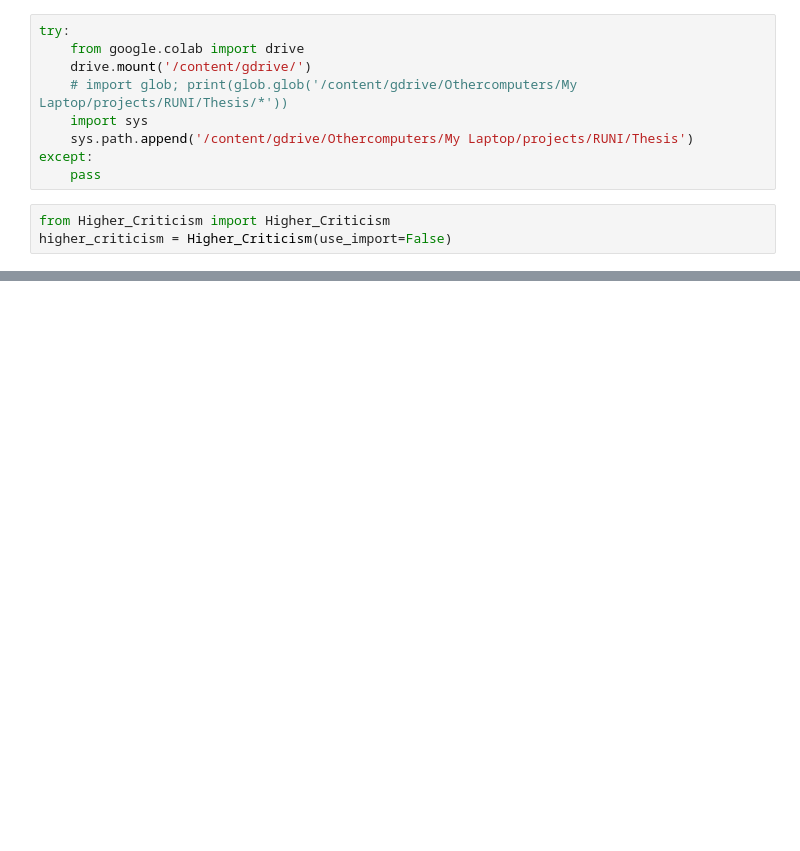
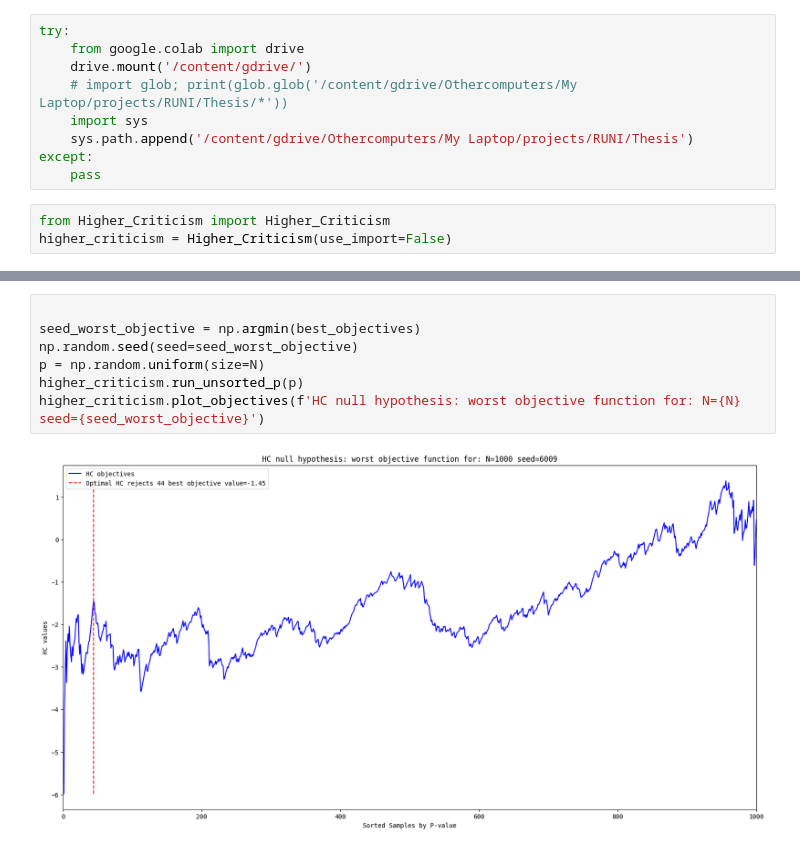
Before and after one commit to drormeir/Thesis, a Jupyter notebook: HC_Null_Hypothesis.ipynb, the cells around one changed output, grey strips where cells are left out. Saved outputs shown, nothing was run; the diff lists cells and outputs as text; blank space fills up the shorter version.

```diff
--- a/HC_Null_Hypothesis.ipynb
+++ b/HC_Null_Hypothesis.ipynb
@@ -34,0 +79,9 @@ best_objectives, nums_rejected = higher_criticism.null_hypothesis(N = 1000, mont
+# %%
+
+seed_worst_objective = np.argmin(best_objectives)
+np.random.seed(seed=seed_worst_objective)
+p = np.random.uniform(size=N)
+higher_criticism.run_unsorted_p(p)
+higher_criticism.plot_objectives(f'HC null hypothesis: worst objective function for: N={N} seed={seed_worst_objective}')
+# %% [output]
+[figure, added]
```
Also changed, not shown: parts of 8 cells of this notebook, 2 other files.
